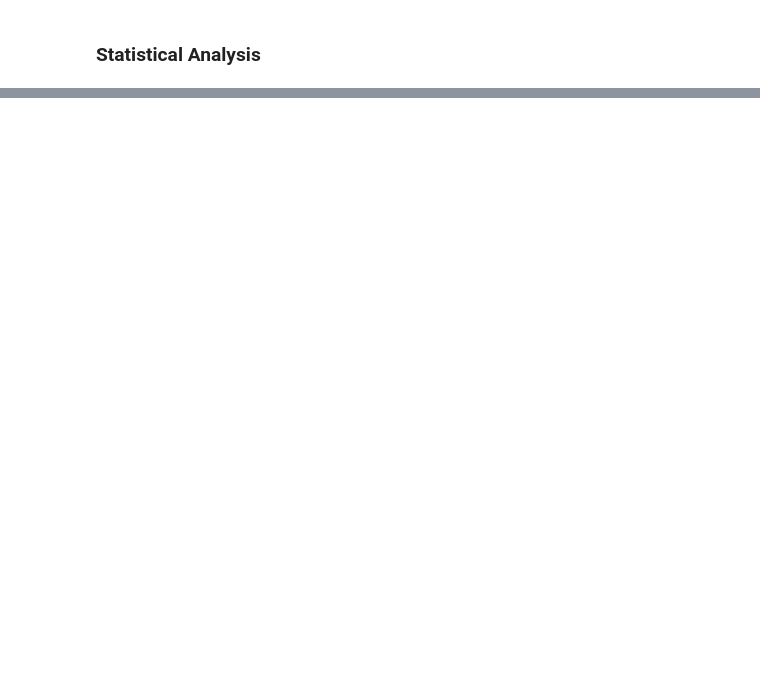
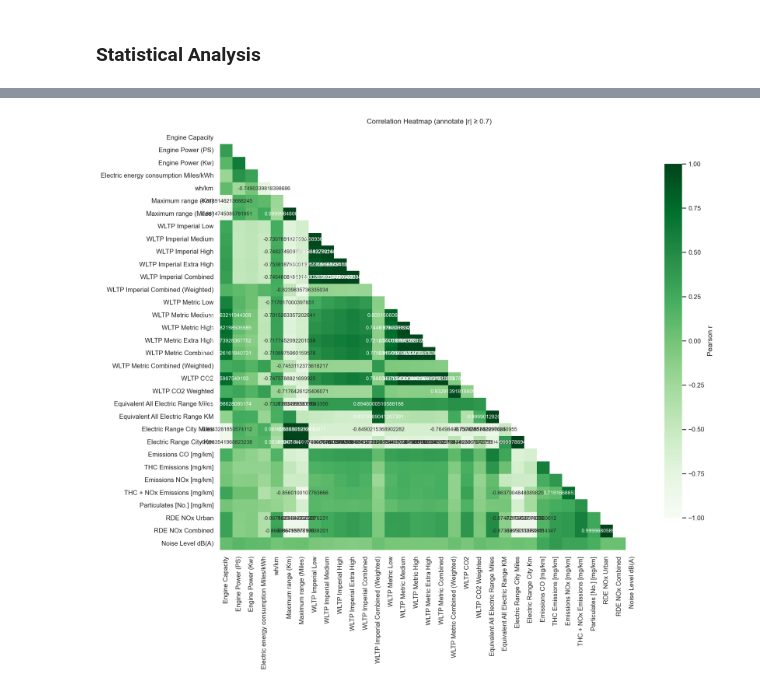
Before and after one commit to damian2551/Predictive-Modelling-of-Gas-Emissions-from-Cars, a Jupyter notebook: Assignment_2.ipynb, the cells around one changed output, grey strips where cells are left out. Saved outputs shown, nothing was run; the diff lists cells and outputs as text; code cells hidden in the pictures; blank space fills up the shorter version.

```diff
--- a/Assignment_2.ipynb
+++ b/Assignment_2.ipynb
@@ -140 +201,18 @@ plt.show()
+# %%
+thr = 0.7
+corr_annot = corr.where(mask==0)                    # lower tri
+labels = corr_annot.copy().astype(str)
+labels[(corr_annot.abs() < thr) | corr_annot.isna()] = ""  # blank weak cells
+
+plt.figure(figsize=(14, 12), dpi=150)
+sns.heatmap(
+    corr, mask=mask, cmap="Greens", vmin=-1, vmax=1, center=0,
+    cbar_kws=dict(shrink=.8, label="Pearson r"),
+    annot=labels, fmt="", annot_kws={"fontsize":8}, square=True
+)
+plt.title(f"Correlation Heatmap (annotate |r| ≥ {thr})", pad=12)
+plt.tight_layout()
+plt.show()
+# %% [output]
+[figure, added]
 # %%
```
Also changed, not shown: parts of 21 cells of this notebook.
